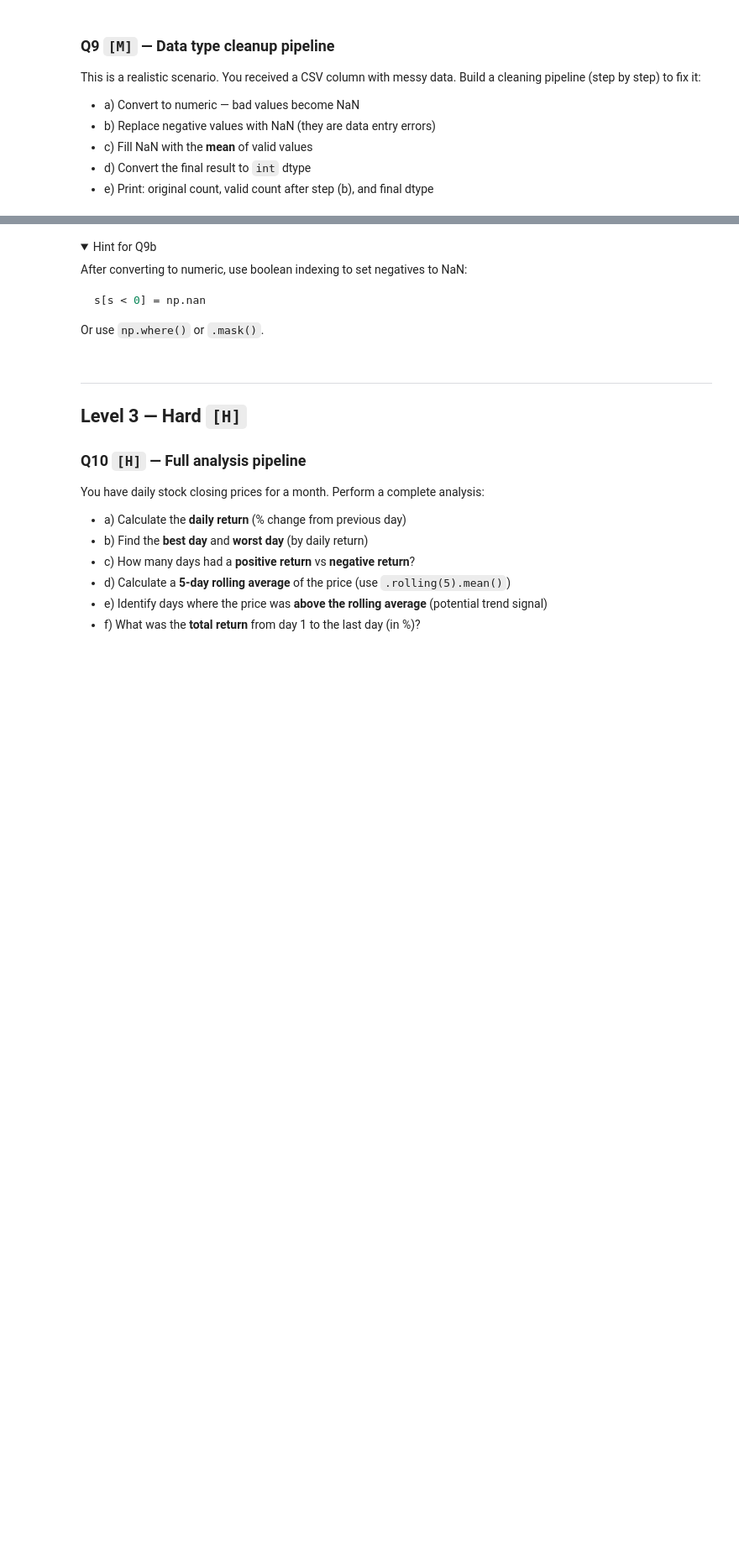
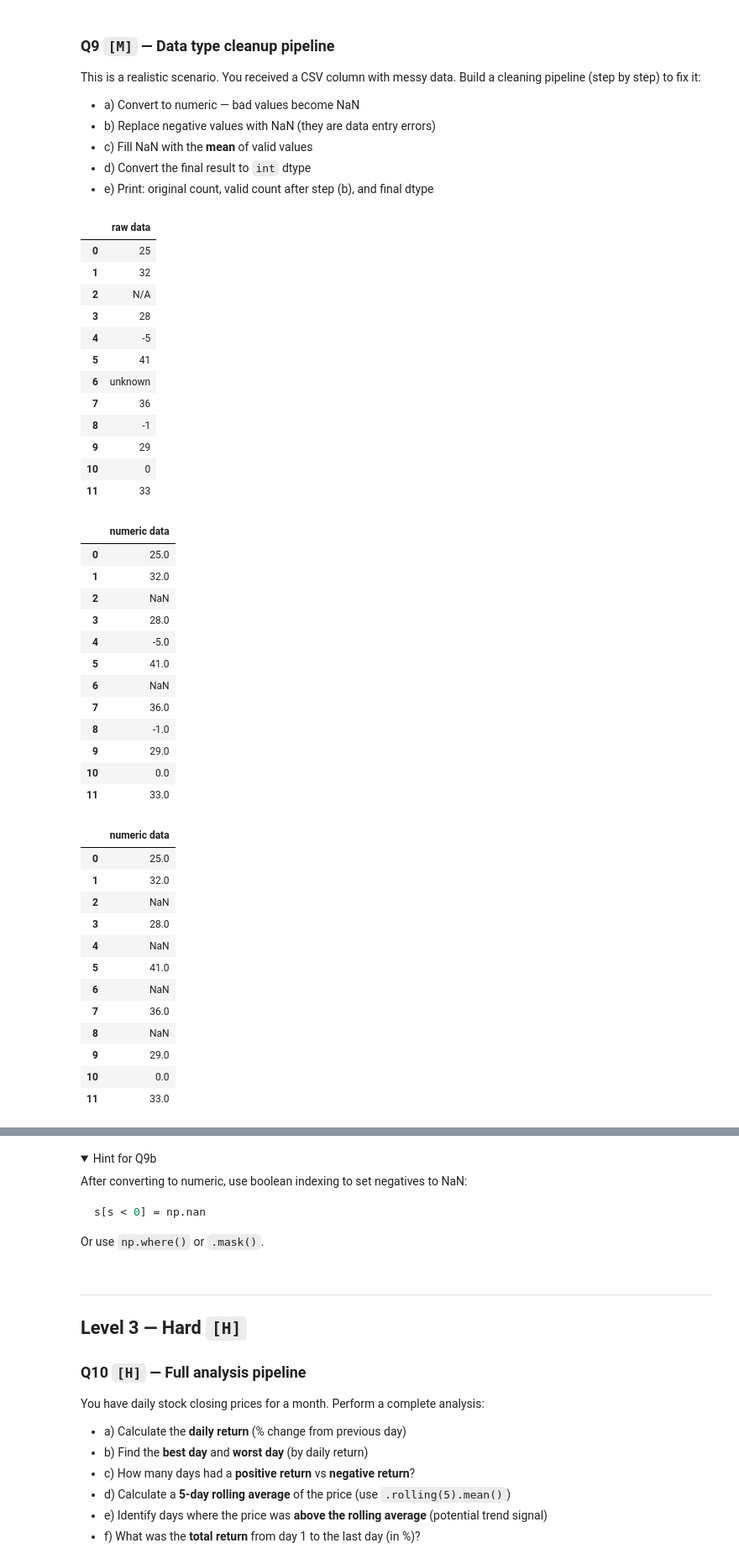
Before and after one commit to abhishekkatewaofficial-lab/Machine-Learning, a Jupyter notebook: Notes/Pandas/2. Intermediate/01_pandas_foundations_and_series.ipynb, the cells around one changed output, grey strips where cells are left out. Shown at 84% size. Cells and saved outputs as stored; diff of their text form; code cells hidden in the pictures; folded sections open; blank space fills up the shorter version.

```diff
--- a/Notes/Pandas/2. Intermediate/01_pandas_foundations_and_series.ipynb
+++ b/Notes/Pandas/2. Intermediate/01_pandas_foundations_and_series.ipynb
@@ -1216,14 +2081,73 @@ Build a cleaning pipeline (step by step) to fix it:
 # %%
 raw_age_data = pd.Series(
     ["25", "32", "N/A", "28", "-5", "41", "unknown", "36", "-1", "29", "0", "33"]
 )
 
+display(raw_age_data.to_frame(name='raw data'))
+print()
+
 # Q9a — Convert to numeric
+
+numeric_data = pd.to_numeric(raw_age_data, errors="coerce")
+display(numeric_data.to_frame(name='numeric data'))
+print()
 
 # Q9b — Replace negatives with NaN
 
+numeric_data[numeric_data<0] = float('nan')
+display(numeric_data.to_frame(name='numeric data'))
+print()
 # Q9c — Fill NaN with mean of valid values
 
+new_data  = numeric_data.fillna(numeric_data.mean())
+display(new_data.to_frame(name='new data'))
+print()
+
 # Q9d — Convert to int
+int_data = new_data.astype(int)
+display(int_data.to_frame(name='Integer Data'))
 
 # Q9e — Print summary
+summary = int_data.describe()
+summary.index.name = "Data Type"
+display(summary.to_frame(name='Summary'))
+# %% [output]
+|  | raw data |
+| 0 | 25 |
+| 1 | 32 |
+| 2 | N/A |
+| 3 | 28 |
+| 4 | -5 |
+| 5 | 41 |
+| 6 | unknown |
+| 7 | 36 |
+| 8 | -1 |
+| 9 | 29 |
+| 10 | 0 |
+| 11 | 33 |
+|  | numeric data |
+| 0 | 25.0 |
+| 1 | 32.0 |
+| 2 | NaN |
+| 3 | 28.0 |
+| 4 | -5.0 |
+| 5 | 41.0 |
+| 6 | NaN |
+| 7 | 36.0 |
+| 8 | -1.0 |
+| 9 | 29.0 |
+| 10 | 0.0 |
+| 11 | 33.0 |
+|  | numeric data |
+| 0 | 25.0 |
+| 1 | 32.0 |
+| 2 | NaN |
+| 3 | 28.0 |
+| 4 | NaN |
+| 5 | 41.0 |
+| 6 | NaN |
+| 7 | 36.0 |
+| 8 | NaN |
+| 9 | 29.0 |
+| 10 | 0.0 |
+| 11 | 33.0 |
```
Also changed, not shown: parts of 68 cells of this notebook, 1 other file.
